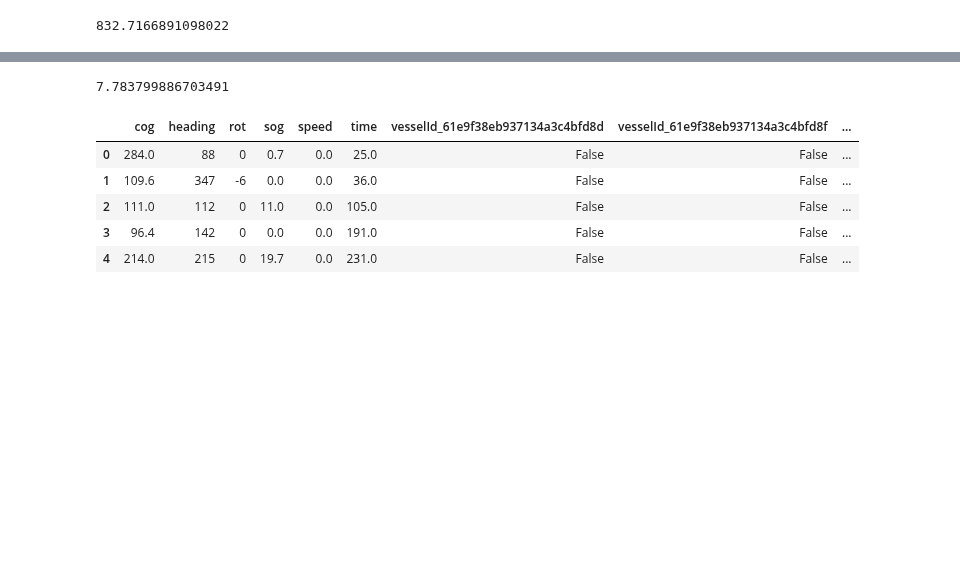
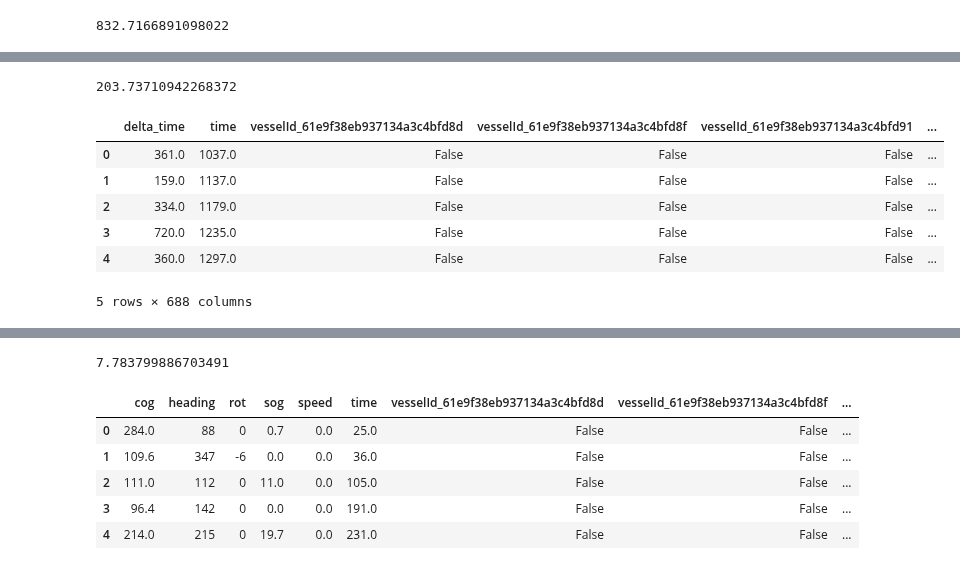
Before and after one commit to baconmoontwist/ML, a Jupyter notebook: Henrik/ML 1.ipynb, the cells around one changed output, grey strips where cells are left out. Cells and saved outputs as stored; diff of their text form; code cells hidden in the pictures; blank space fills up the shorter version.

```diff
--- a/Henrik/ML 1.ipynb
+++ b/Henrik/ML 1.ipynb
@@ -119,0 +134,29 @@ clean2.tail()
+# %%
+start = time.time()
+cleancop = cleandata.copy()
+uniqueVesselId = cleancop["vesselId"].unique()
+cleancop_processed_list = []
+
+for id in uniqueVesselId:
+    #Isolate a single boat and clean
+    boat = cleancop[cleancop["vesselId"] == id]
+    boat = deltafier(boat)
+        #Appending rows to list
+    for _, row in boat.iterrows():
+        cleancop_processed_list.append(row.to_dict())
+
+clean_processed = pd.DataFrame(cleancop_processed_list).sort_values("time").reset_index(drop=True)
+print(time.time()-start)
+# %% [output]
+203.73710942268372
+# %%
+#cleanp = clean_processed.copy()
+trainingdata5.head()
+# %% [output]
+|  | delta_time | time | vesselId_61e9f38eb937134a3c4bfd8d | vesselId_61e9f38eb937134a3c4bfd8f | vesselId_61e9f38eb937134a3c4bfd91 | ... |
+| 0 | 361.0 | 1037.0 | False | False | False | ... |
+| 1 | 159.0 | 1137.0 | False | False | False | ... |
+| 2 | 334.0 | 1179.0 | False | False | False | ... |
+| 3 | 720.0 | 1235.0 | False | False | False | ... |
+| 4 | 360.0 | 1297.0 | False | False | False | ... |
+5 rows × 688 columns
```
Also changed, not shown: parts of 16 cells of this notebook, 2 other files.
